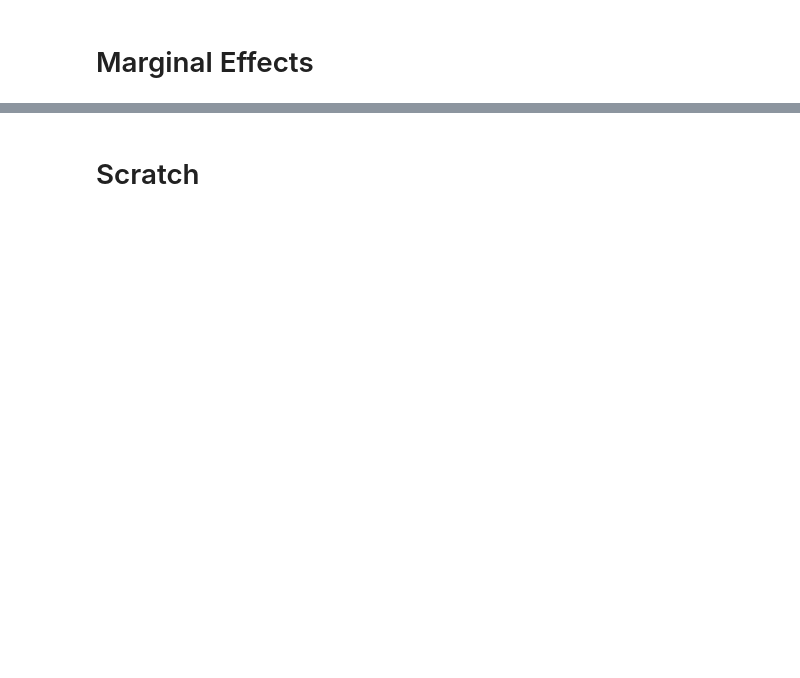
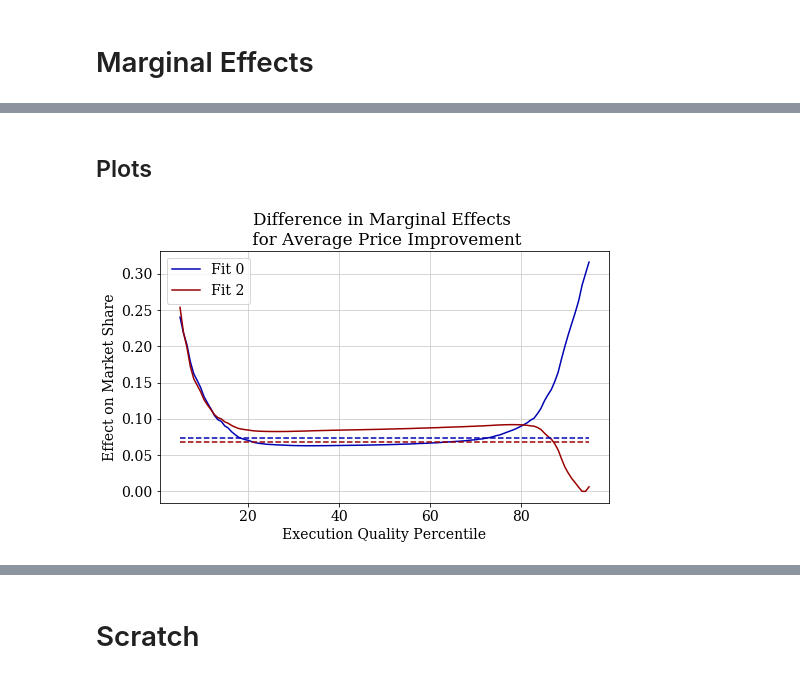
Before and after one commit to SA3291/OrderRoutingAndPFOF, a Jupyter notebook: notebooks/Regressions_NLS.ipynb, the cells around one changed output, grey strips where cells are left out. Cells and saved outputs as stored; diff of their text form; code cells hidden in the pictures; blank space fills up the shorter version.

Commit message:
Update paper draft and add marginal effect plots

```diff
--- a/notebooks/Regressions_NLS.ipynb
+++ b/notebooks/Regressions_NLS.ipynb
@@ -385,7 +388,7 @@ for i in range(0, len(fit_formulae)):
 
     beta_guess, _, _ , _ = np.linalg.lstsq(X, Y, rcond = -1)
     results = run_semiparametric_regression(Y, X,
-        beta_guess[1:]/beta_guess[0], xtol = 0.00001, maxiter = 50)
+        beta_guess[1:]/beta_guess[0], xtol = 0.001, maxiter = 5)
 
     fit_results[i] = results
 
@@ -454,3 +467,4 @@ fit_results_paid = fit_results
 # %%
 fit_marginal_effects = [None]*len(fit_formulae)
+data_df = pd.read_csv('../data/processed/regression_data_levels_demeaned.csv')
 # %%
@@ -506,0 +565,44 @@ pd.DataFrame(temp).set_index(0).plot()
+# %% [markdown]
+## Plots
+# %%
+import matplotlib.pyplot as plt
+
+%matplotlib inline
+
+plt.rcParams["font.family"] = "Serif"
+plt.rcParams["font.variant"] = "small-caps"
+plt.rcParams["font.size"] = 14
+# %%
+def plot_me(plot_data_1, plot_data_2, plot_data_1_avg, plot_data_2_avg, plot_title, plot_legend, plot_figsize = (7.5,5), legend_loc = 'best'):
+
+    fig = plt.figure(figsize=plot_figsize);
+
+    plt.plot(plot_data_1[:,0], plot_data_1[:,1], color = (0, 0, 0.7))
+    plt.plot(plot_data_2[:,0], plot_data_2[:,1], color = (0.6, 0, 0))
+
+    plt.plot([np.min(plot_data_1[:,0]), np.max(plot_data_1[:,0])], [plot_data_1_avg, plot_data_1_avg], linestyle = '--', color = (0, 0, 0.7))
+    plt.plot([np.min(plot_data_2[:,0]), np.max(plot_data_2[:,0])], [plot_data_2_avg, plot_data_2_avg], linestyle = '--', color = (0.6, 0, 0))
+
+    plt.title(plot_title)
+    plt.ylabel('Effect on Market Share')
+    plt.xlabel('Execution Quality Percentile')
+    plt.legend(plot_legend, loc = legend_loc)
+    plt.grid('on', color = (0.8, 0.8, 0.8))
+    plt.tight_layout()
+    plt.show()
+
+    return fig
+# %%
+plot_var = 'PrImp_AvgAmt'
+plot_fits = [0, 2]
+plot_title  = 'Difference in Marginal Effects \n for Average Price Improvement'
+plot_legend = ['Fit ' + str(plot_fits[0]), 'Fit ' + str(plot_fits[1])]
+plot_data_1 = fit_marginal_effects[plot_fits[0]][plot_var]
+plot_data_2 = fit_marginal_effects[plot_fits[1]][plot_var]
+plot_data_1_avg = fit_marginal_effects_avg[plot_fits[0]][plot_var]
+plot_data_2_avg = fit_marginal_effects_avg[plot_fits[1]][plot_var]
+
+fig = plot_me(plot_data_1, plot_data_2, plot_data_1_avg, plot_data_2_avg, plot_title, plot_legend)
+fig.savefig('../exhibits/marginaleffects/' + plot_var)
+# %% [output]
+[figure, added]
```
Also changed, not shown: parts of 19 cells of this notebook, 7 other files.
